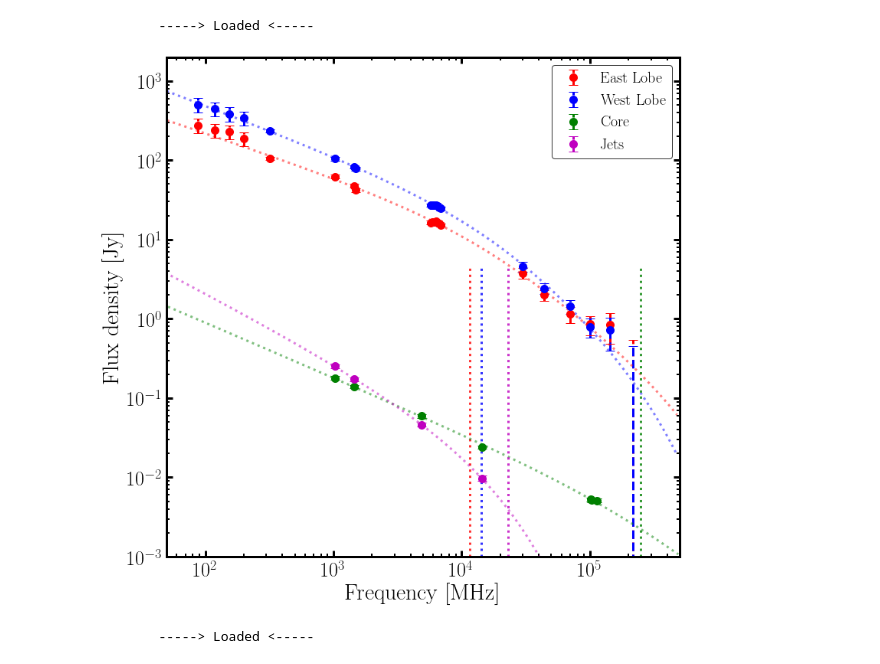
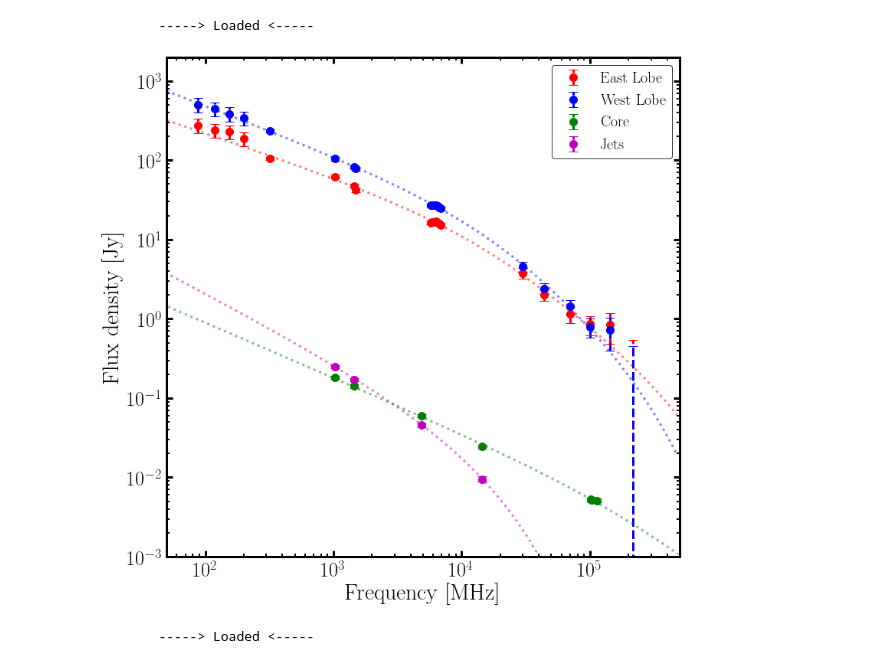
Before and after one commit to Fil8/contData, a Jupyter notebook: SED-plots.ipynb, the cells around one changed output. Saved outputs shown, nothing was run; the diff lists cells and outputs as text; code cells hidden in the pictures.

```diff
--- a/SED-plots.ipynb
+++ b/SED-plots.ipynb
@@ -417,7 +417,7 @@ def plotAllOver(tot1,mod1,stats1,tot2,mod2,stats2,tot3,mod3,stats3,tot4,mod4,sta
              color='red', linestyle=':',label='',alpha=0.5)
 
     idx_br = (np.abs(mod1[0] - float(stats1['break']))).argmin()
-    ax1.axvline(stats1['break'],ymin=0,ymax=0.58,ls=':',c='red',lw=3,alpha=0.8)
+    #ax1.axvline(stats1['break'],ymin=0,ymax=0.58,ls=':',c='red',lw=3,alpha=0.8)
 
     totplot1[-1][0].set_linestyle('--')
     totplot1[-1][0].set_linewidth(3)
@@ -431,7 +431,7 @@ def plotAllOver(tot1,mod1,stats1,tot2,mod2,stats2,tot3,mod3,stats3,tot4,mod4,sta
              color='blue', linestyle=':',label='',alpha=0.5)
 
     idx_br = (np.abs(mod2[0] - float(stats2['break']))).argmin()
-    ax1.axvline(stats2['break'],ymin=0,ymax=0.58,ls=':',c='blue',lw=3,alpha=0.8)
+    #ax1.axvline(stats2['break'],ymin=0,ymax=0.58,ls=':',c='blue',lw=3,alpha=0.8)
 
     totplot2[-1][0].set_linestyle('--')
     totplot2[-1][0].set_linewidth(3)
@@ -445,7 +445,7 @@ def plotAllOver(tot1,mod1,stats1,tot2,mod2,stats2,tot3,mod3,stats3,tot4,mod4,sta
             color='green', linestyle=':',label='',alpha=0.5)
 
     idx_br = (np.abs(mod3[0] - float(stats3['break']))).argmin()
-    ax1.axvline(stats3['break'],ymin=0,ymax=0.58,ls=':',c='green',lw=3,alpha=0.8)
+    #ax1.axvline(stats3['break'],ymin=0,ymax=0.58,ls=':',c='green',lw=3,alpha=0.8)
 
     totplot3[-1][0].set_linestyle('--')
     totplot3[-1][0].set_linewidth(3)
@@ -460,7 +460,7 @@ def plotAllOver(tot1,mod1,stats1,tot2,mod2,stats2,tot3,mod3,stats3,tot4,mod4,sta
             color='m', linestyle=':',label='',alpha=0.5)
 
     idx_br = (np.abs(mod4[0] - float(stats4['break']))).argmin()
-    ax1.axvline(stats4['break'],ymin=0,ymax=0.58,ls=':',c='m',lw=3,alpha=0.8)
+    #ax1.axvline(stats4['break'],ymin=0,ymax=0.58,ls=':',c='m',lw=3,alpha=0.8)
 
     totplot4[-1][0].set_linestyle('--')
     totplot4[-1][0].set_linewidth(3)
@@ -478,11 +478,11 @@ print '\n\t-----> Loaded <-----'
 # %% [output]
         -----> Loaded <-----
 # %%
-outplot=figDir+'ModAll.png'
+outplot=figDir+'ModAll1.png'
 plotAllOver(ELobe,ELobeModCIOFF,ELobeStatsCIOFF,WLobe,WLobeModCIOFF,WLobeStatsCIOFF,
          Core,CoreModCI,CoreStatsCI,Out,OutModCIOFF,OutStatsCIOFF,outplot)
 # %% [output]
-[figure, old version]
+[figure, new version]
 # %%
 #-------------------------------------------------#
 # Plot SED
```
Also changed, not shown: parts of 2 cells of this notebook.
